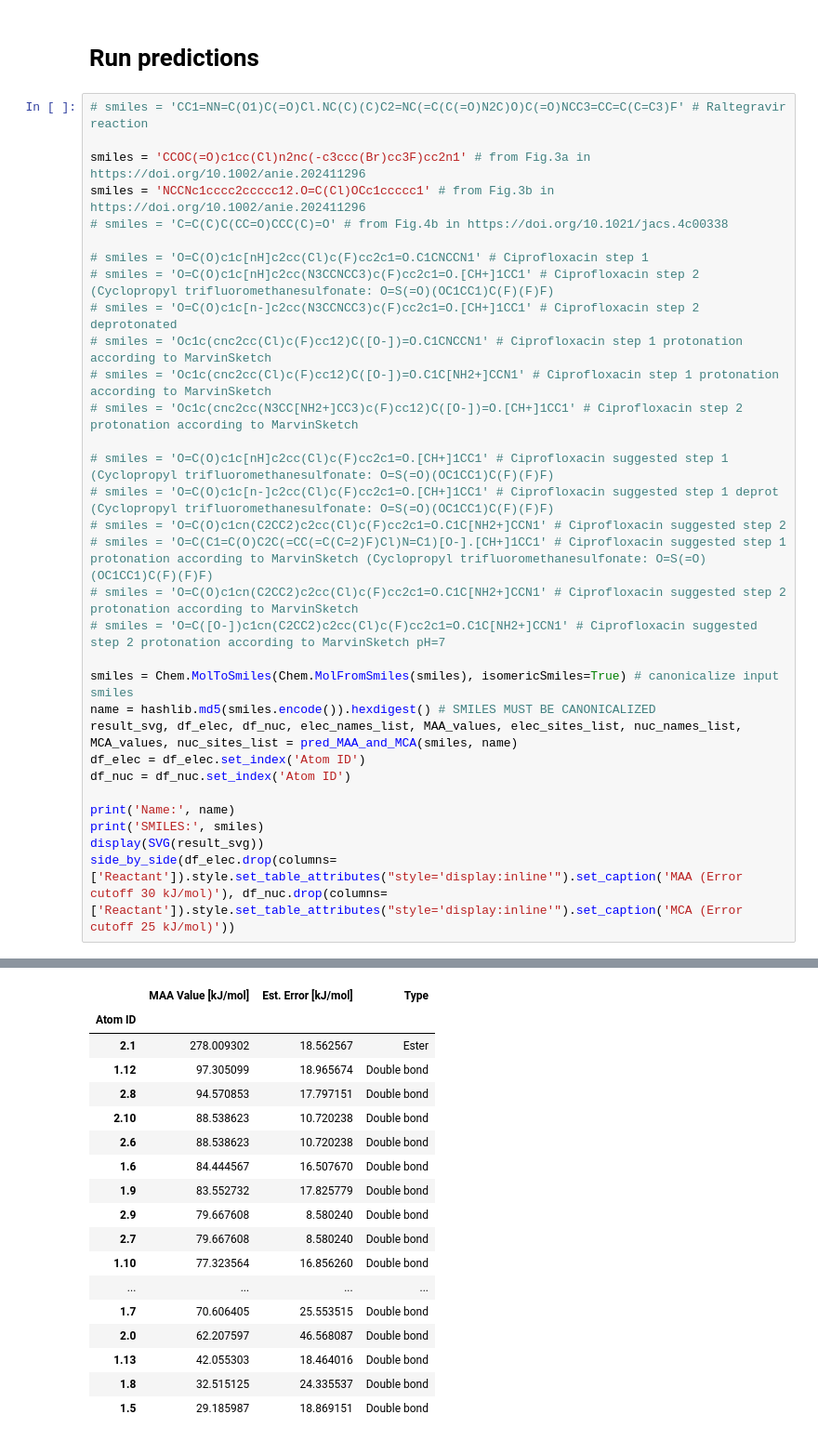
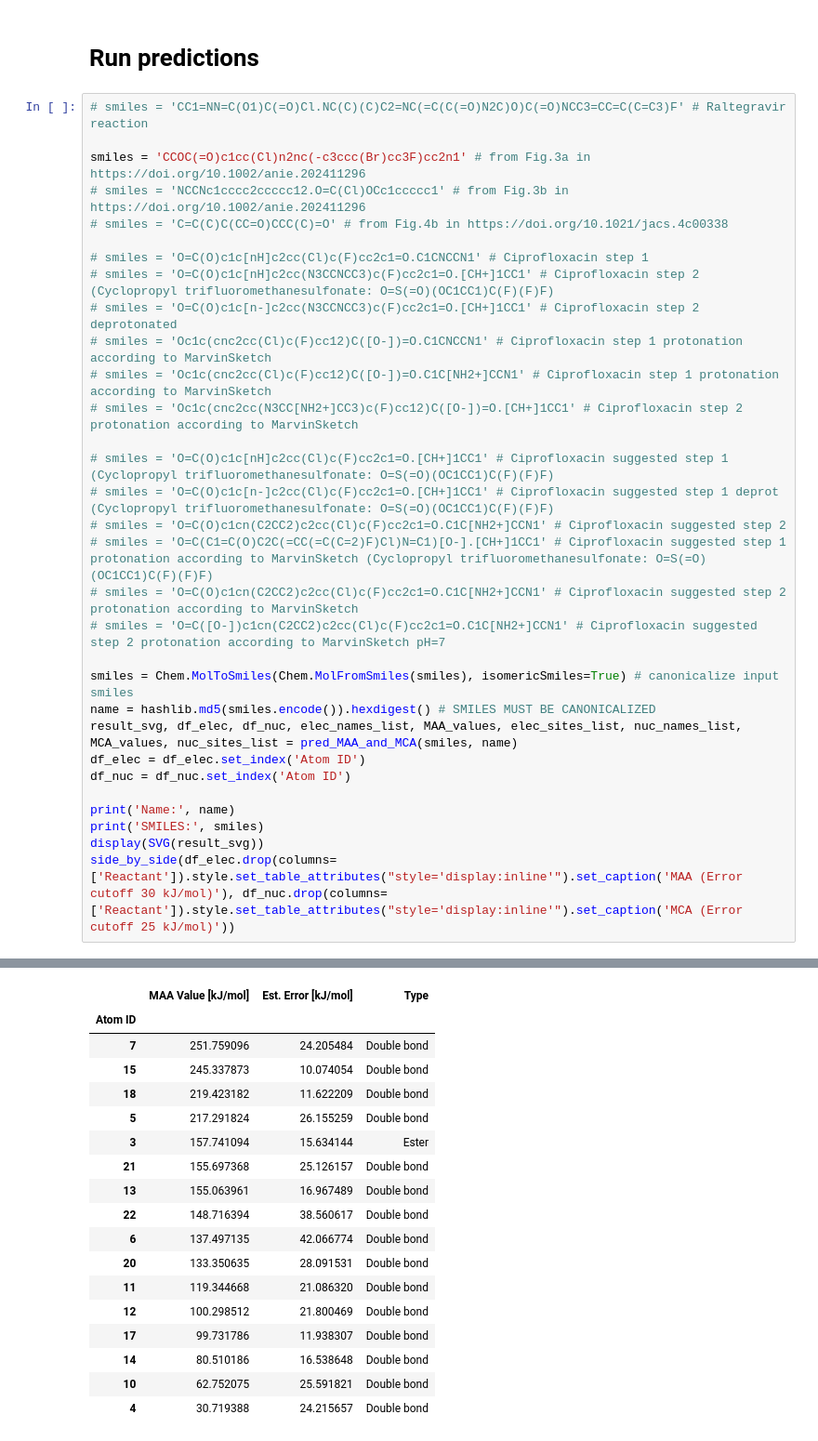
Before and after one commit to jensengroup/ESNUEL_ML, a Jupyter notebook: run_pred.ipynb, the cells around one changed output, grey strips where cells are left out. Shown at 93% size. Cells and saved outputs as stored; diff of their text form.

```diff
--- a/run_pred.ipynb
+++ b/run_pred.ipynb
@@ -220,7 +220,7 @@ def side_by_side(*dfs):
 # smiles = 'CC1=NN=C(O1)C(=O)Cl.NC(C)(C)C2=NC(=C(C(=O)N2C)O)C(=O)NCC3=CC=C(C=C3)F' # Raltegravir reaction
 
 smiles = 'CCOC(=O)c1cc(Cl)n2nc(-c3ccc(Br)cc3F)cc2n1' # from Fig.3a in https://doi.org/10.1002/anie.202411296
-smiles = 'NCCNc1cccc2ccccc12.O=C(Cl)OCc1ccccc1' # from Fig.3b in https://doi.org/10.1002/anie.202411296
+# smiles = 'NCCNc1cccc2ccccc12.O=C(Cl)OCc1ccccc1' # from Fig.3b in https://doi.org/10.1002/anie.202411296
 # smiles = 'C=C(C)C(CC=O)CCC(C)=O' # from Fig.4b in https://doi.org/10.1021/jacs.4c00338
 
 # smiles = 'O=C(O)c1c[nH]c2cc(Cl)c(F)cc2c1=O.C1CNCCN1' # Ciprofloxacin step 1
@@ -253,23 +253,23 @@ SMILES: NCCNc1cccc2ccccc12.O=C(Cl)OCc1ccccc1
 [drawing not drawn]
 MAA (Error cutoff 30 kJ/mol)
 |  | MAA Value [kJ/mol] | Est. Error [kJ/mol] | Type |
 | Atom ID |  |  |  |
-| 2.1 | 278.009302 | 18.562567 | Ester |
-| 1.12 | 97.305099 | 18.965674 | Double bond |
-| 2.8 | 94.570853 | 17.797151 | Double bond |
-| 2.10 | 88.538623 | 10.720238 | Double bond |
-| 2.6 | 88.538623 | 10.720238 | Double bond |
-| 1.6 | 84.444567 | 16.507670 | Double bond |
-| 1.9 | 83.552732 | 17.825779 | Double bond |
-| 2.9 | 79.667608 | 8.580240 | Double bond |
-| 2.7 | 79.667608 | 8.580240 | Double bond |
-| 1.10 | 77.323564 | 16.856260 | Double bond |
-| ... | ... | ... | ... |
-| 1.7 | 70.606405 | 25.553515 | Double bond |
-| 2.0 | 62.207597 | 46.568087 | Double bond |
-| 1.13 | 42.055303 | 18.464016 | Double bond |
-| 1.8 | 32.515125 | 24.335537 | Double bond |
-| 1.5 | 29.185987 | 18.869151 | Double bond |
+| 7 | 251.759096 | 24.205484 | Double bond |
+| 15 | 245.337873 | 10.074054 | Double bond |
+| 18 | 219.423182 | 11.622209 | Double bond |
+| 5 | 217.291824 | 26.155259 | Double bond |
+| 3 | 157.741094 | 15.634144 | Ester |
+| 21 | 155.697368 | 25.126157 | Double bond |
+| 13 | 155.063961 | 16.967489 | Double bond |
+| 22 | 148.716394 | 38.560617 | Double bond |
+| 6 | 137.497135 | 42.066774 | Double bond |
+| 20 | 133.350635 | 28.091531 | Double bond |
+| 11 | 119.344668 | 21.086320 | Double bond |
+| 12 | 100.298512 | 21.800469 | Double bond |
+| 17 | 99.731786 | 11.938307 | Double bond |
+| 14 | 80.510186 | 16.538648 | Double bond |
+| 10 | 62.752075 | 25.591821 | Double bond |
+| 4 | 30.719388 | 24.215657 | Double bond |
 MCA (Error cutoff 25 kJ/mol)
 |  | MCA Value [kJ/mol] | Est. Error [kJ/mol] | Type |
 | Atom ID |  |  |  |
```
Also changed, not shown: parts of 1 cell of this notebook, 11 other files.
